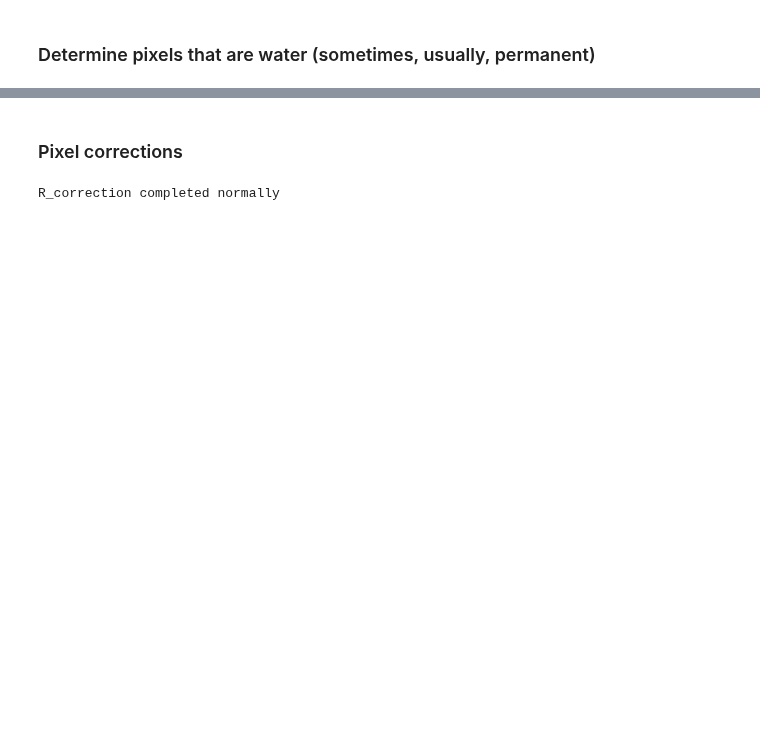
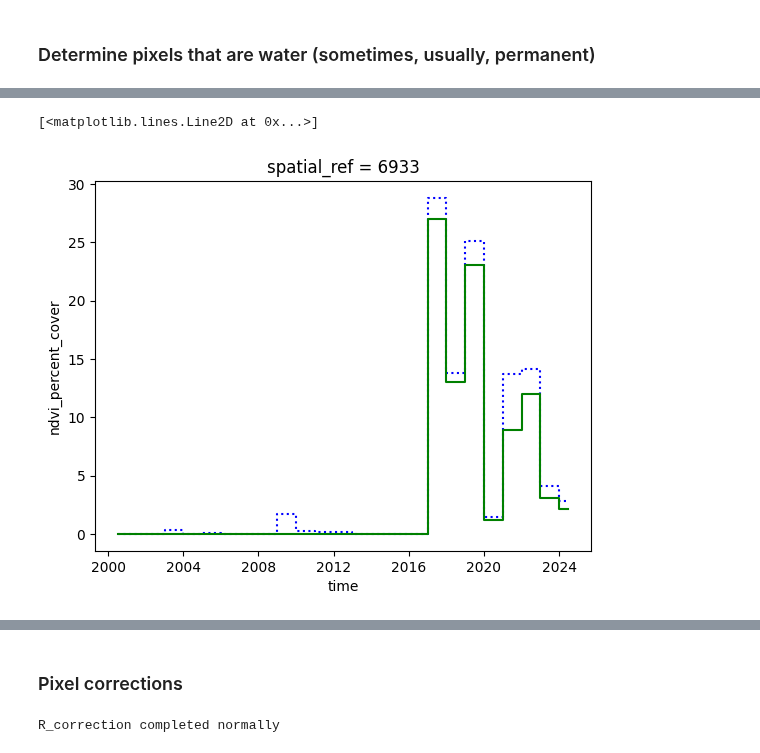
Before and after one commit to vikineema/deafrica_water_quality, a Jupyter notebook: WP1.2/WQ package 1.2.ipynb, the cells around one changed output, grey strips where cells are left out. Drawn from its saved outputs; the diff is of its cells as text; code cells hidden in the pictures; blank space fills up the shorter version.

```diff
--- a/WP1.2/WQ package 1.2.ipynb
+++ b/WP1.2/WQ package 1.2.ipynb
@@ -167,0 +346,6 @@ ds   = water_analysis(ds,
+# %%
+ds.fai_percent_cover.plot.step('b',where='mid',marker="",linestyle = ':')
+ds.ndvi_percent_cover.plot.step('g',where='mid',marker="",linestyle = '-')
+# %% [output]
+[<matplotlib.lines.Line2D at 0x...>]
+[figure, added]
```
Also changed, not shown: parts of 20 cells of this notebook.
